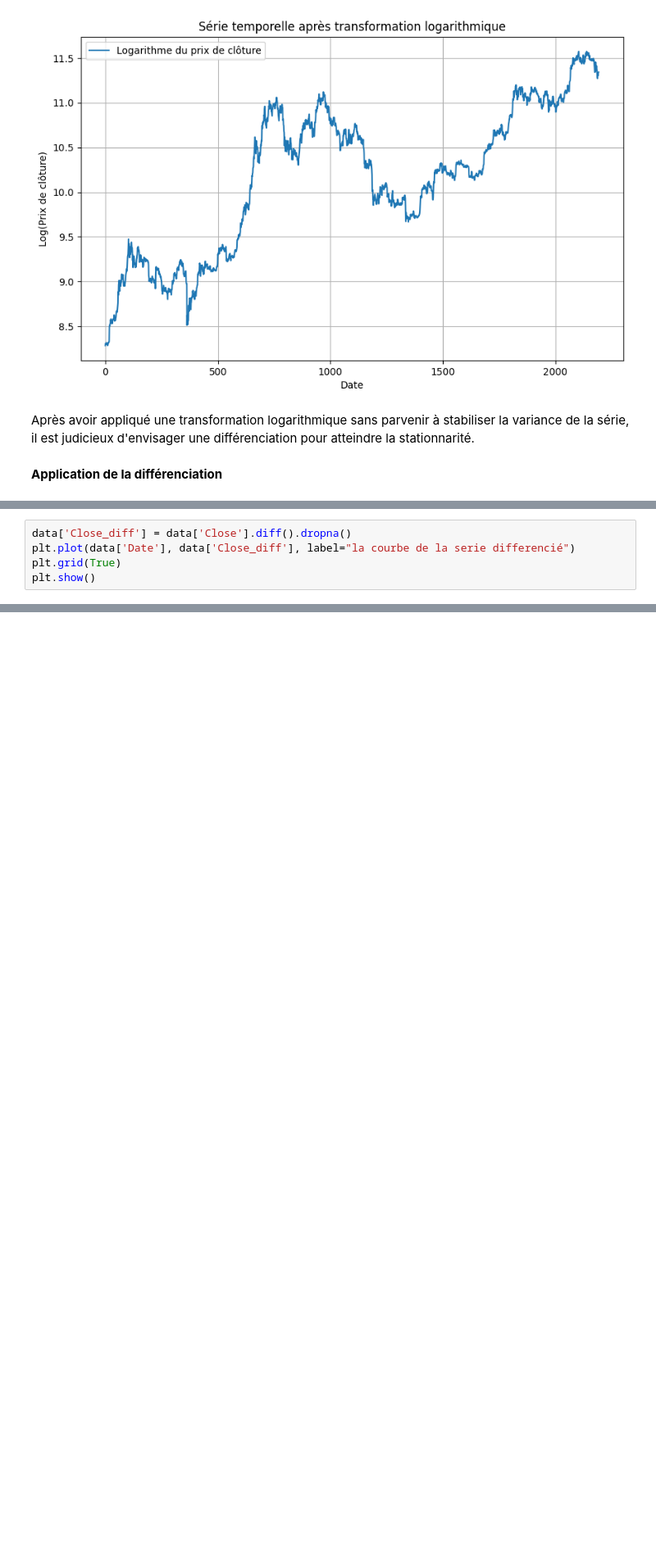
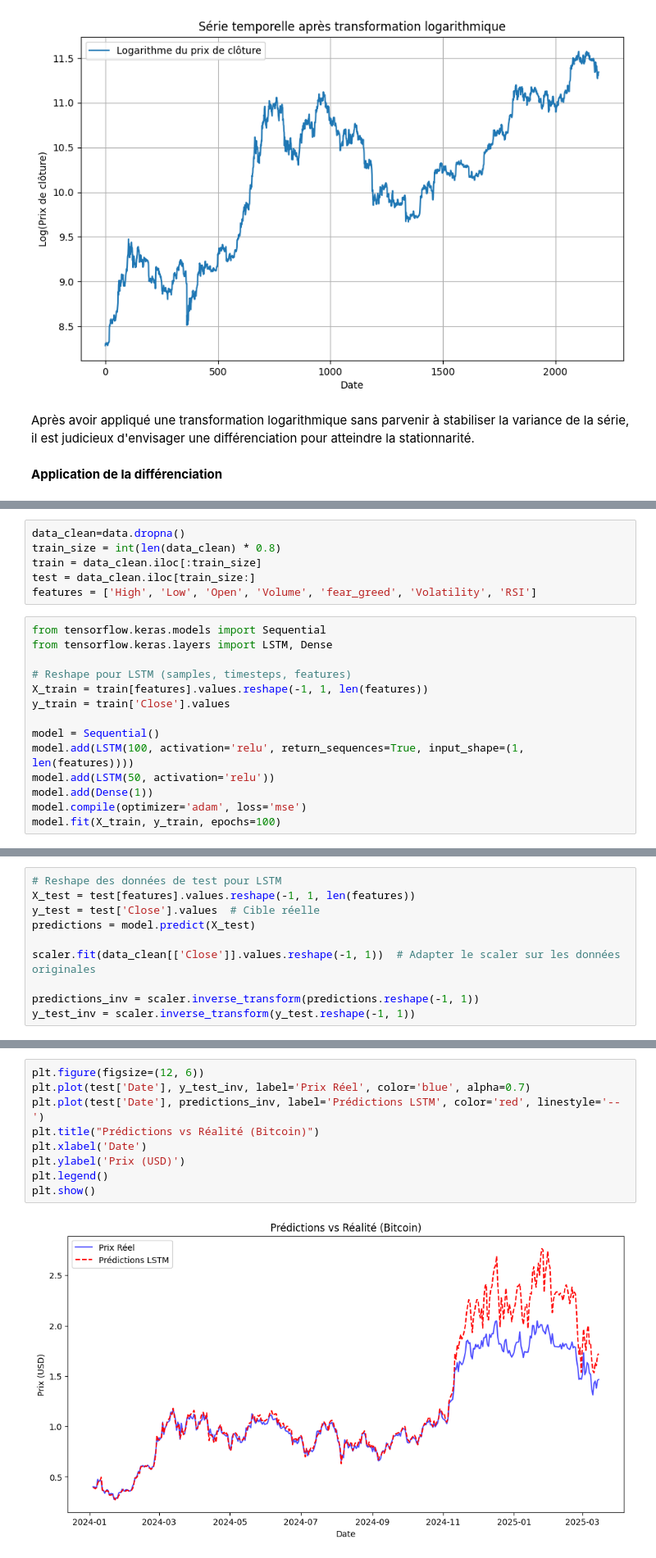
Before and after one commit to hinimdoumorsia/projet_Series_chronologiques, a Jupyter notebook: Preprocessing.ipynb, the cells around one changed output, grey strips where cells are left out. Shown at 82% size. Cells and saved outputs as stored; diff of their text form; blank space fills up the shorter version.

```diff
--- a/Preprocessing.ipynb
+++ b/Preprocessing.ipynb
@@ -507,5 +474,0 @@ En résumé, la différenciation est une méthode clé pour traiter les séries
-# %%
-data['Close_diff'] = data['Close'].diff().dropna()
-plt.plot(data['Date'], data['Close_diff'], label="la courbe de la serie differencié")
-plt.grid(True)
-plt.show()
@@ -879,0 +501,20 @@ Test d'autocorrélation (Ljung-Box): p-value = 0.1383
+# %%
+data_clean=data.dropna()
+train_size = int(len(data_clean) * 0.8)
+train = data_clean.iloc[:train_size]
+test = data_clean.iloc[train_size:]
+features = ['High', 'Low', 'Open', 'Volume', 'fear_greed', 'Volatility', 'RSI']
+# %%
+from tensorflow.keras.models import Sequential
+from tensorflow.keras.layers import LSTM, Dense
+
+# Reshape pour LSTM (samples, timesteps, features)
+X_train = train[features].values.reshape(-1, 1, len(features))
+y_train = train['Close'].values
+
+model = Sequential()
+model.add(LSTM(100, activation='relu', return_sequences=True, input_shape=(1, len(features))))
+model.add(LSTM(50, activation='relu'))
+model.add(Dense(1))
+model.compile(optimizer='adam', loss='mse')
+model.fit(X_train, y_train, epochs=100)
@@ -879,0 +540,10 @@ Test d'autocorrélation (Ljung-Box): p-value = 0.1383
+# %%
+# Reshape des données de test pour LSTM
+X_test = test[features].values.reshape(-1, 1, len(features))
+y_test = test['Close'].values  # Cible réelle
+predictions = model.predict(X_test)
+
+scaler.fit(data_clean[['Close']].values.reshape(-1, 1))  # Adapter le scaler sur les données originales
+
+predictions_inv = scaler.inverse_transform(predictions.reshape(-1, 1))
+y_test_inv = scaler.inverse_transform(y_test.reshape(-1, 1))
@@ -879,0 +566,11 @@ Test d'autocorrélation (Ljung-Box): p-value = 0.1383
+# %%
+plt.figure(figsize=(12, 6))
+plt.plot(test['Date'], y_test_inv, label='Prix Réel', color='blue', alpha=0.7)
+plt.plot(test['Date'], predictions_inv, label='Prédictions LSTM', color='red', linestyle='--')
+plt.title("Prédictions vs Réalité (Bitcoin)")
+plt.xlabel('Date')
+plt.ylabel('Prix (USD)')
+plt.legend()
+plt.show()
+# %% [output]
+[figure, added]
```
Also changed, not shown: parts of 52 cells of this notebook.
